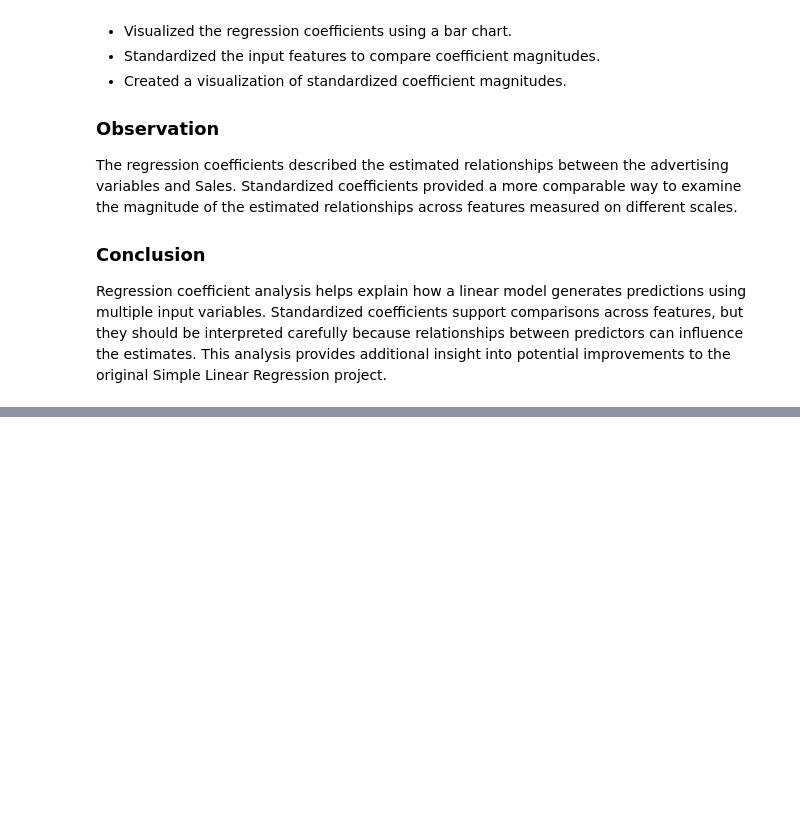
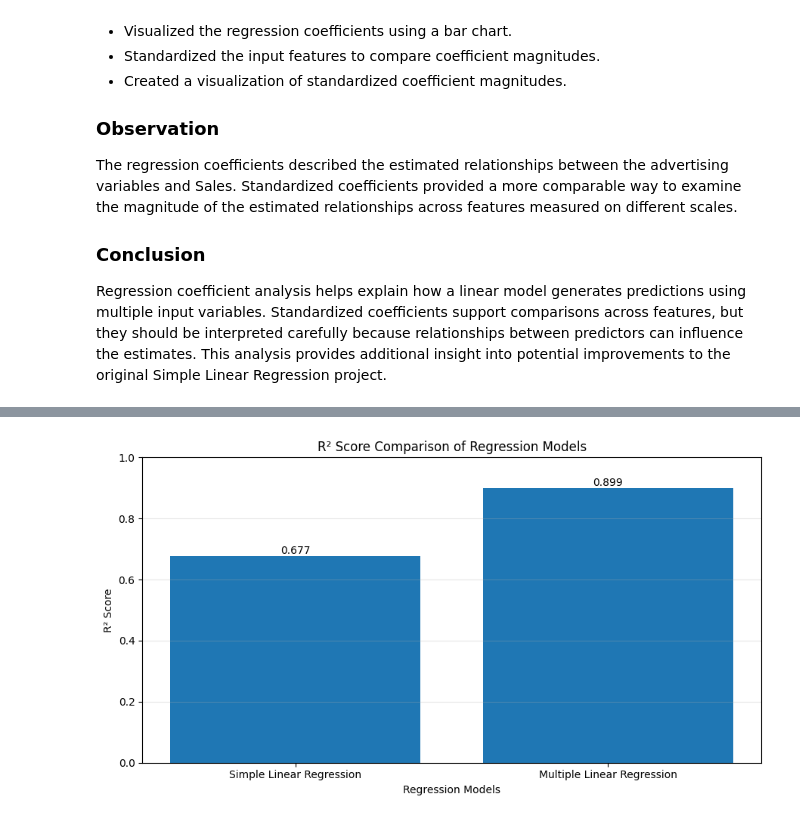
Before and after one commit to shreeshreeya69-crypto/simple-linear-regression-ybi, a Jupyter notebook: Simple_Linear_Regression_YBI.ipynb, the cells around one changed output, grey strips where cells are left out. Drawn from its saved outputs; the diff is of its cells as text; code cells hidden in the pictures; blank space fills up the shorter version.

Commit message:
Day 28 - Sales Prediction Using Multiple Features

```diff
--- a/Simple_Linear_Regression_YBI.ipynb
+++ b/Simple_Linear_Regression_YBI.ipynb
@@ -3566,0 +3660,20 @@ Regression coefficient analysis helps explain how a linear model generates predi
+# %%
+multiple_model = LinearRegression()
+
+multiple_model.fit(X_multiple_train, y_train_multiple)
+
+multiple_predictions = multiple_model.predict(X_multiple_test)
+
+print("Multiple Linear Regression model trained successfully!")
+
+print("Intercept:", round(multiple_model.intercept_, 4))
+
+print("\nFeature coefficients:")
+
+for feature, coefficient in zip(
+    X_multiple.columns, multiple_model.coef_
+):
+    print(f"{feature}: {coefficient:.4f}")
+
+print("\nSample predictions:")
+print(multiple_predictions[:5])
@@ -3566,0 +3746,31 @@ Regression coefficient analysis helps explain how a linear model generates predi
+# %%
+model_names = [
+    'Simple Linear Regression',
+    'Multiple Linear Regression'
+]
+
+r2_scores = [simple_r2, multiple_r2]
+
+plt.figure(figsize=(9, 5))
+
+bars = plt.bar(model_names, r2_scores)
+
+plt.title('R² Score Comparison of Regression Models')
+plt.ylabel('R² Score')
+plt.xlabel('Regression Models')
+plt.ylim(0, 1)
+plt.grid(axis='y', alpha=0.3)
+
+for bar, score in zip(bars, r2_scores):
+    plt.text(
+        bar.get_x() + bar.get_width() / 2,
+        bar.get_height(),
+        f'{score:.3f}',
+        ha='center',
+        va='bottom'
+    )
+
+plt.tight_layout()
+plt.show()
+# %% [output]
+[figure, added]
```
Also changed, not shown: parts of 10 cells of this notebook.
